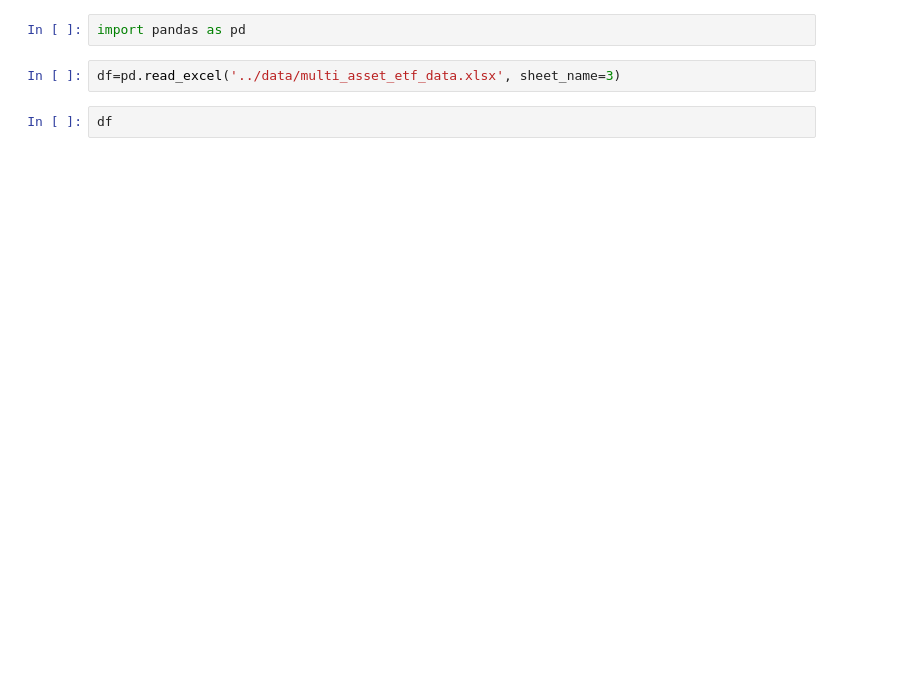
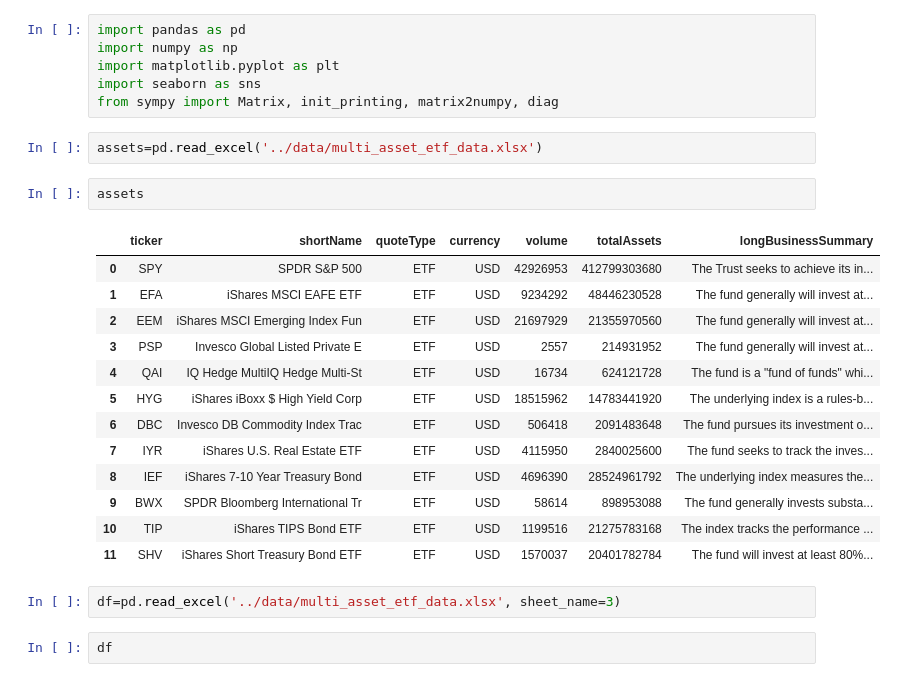
Before and after one commit to dfnoriega/finm-portfolio-2023, a Jupyter notebook: homework/Homework1_solution_Group19.ipynb, the cells around one changed output. Drawn from its saved outputs; the diff is of its cells as text; blank space fills up the shorter version.

```diff
--- a/homework/Homework1_solution_Group19.ipynb
+++ b/homework/Homework1_solution_Group19.ipynb
@@ -1,5 +1,27 @@
-# %%
-import pandas as pd
+# %%
+import pandas as pd
+import numpy as np
+import matplotlib.pyplot as plt
+import seaborn as sns
+from sympy import Matrix, init_printing, matrix2numpy, diag
+# %%
+assets=pd.read_excel('../data/multi_asset_etf_data.xlsx')
+# %%
+assets
+# %% [output]
+|  | ticker | shortName | quoteType | currency | volume | totalAssets | longBusinessSummary |
+| 0 | SPY | SPDR S&P 500 | ETF | USD | 42926953 | 412799303680 | The Trust seeks to achieve its in... |
+| 1 | EFA | iShares MSCI EAFE ETF | ETF | USD | 9234292 | 48446230528 | The fund generally will invest at... |
+| 2 | EEM | iShares MSCI Emerging Index Fun | ETF | USD | 21697929 | 21355970560 | The fund generally will invest at... |
+| 3 | PSP | Invesco Global Listed Private E | ETF | USD | 2557 | 214931952 | The fund generally will invest at... |
+| 4 | QAI | IQ Hedge MultiIQ Hedge Multi-St | ETF | USD | 16734 | 624121728 | The fund is a "fund of funds" whi... |
+| 5 | HYG | iShares iBoxx $ High Yield Corp | ETF | USD | 18515962 | 14783441920 | The underlying index is a rules-b... |
+| 6 | DBC | Invesco DB Commodity Index Trac | ETF | USD | 506418 | 2091483648 | The fund pursues its investment o... |
+| 7 | IYR | iShares U.S. Real Estate ETF | ETF | USD | 4115950 | 2840025600 | The fund seeks to track the inves... |
+| 8 | IEF | iShares 7-10 Year Treasury Bond | ETF | USD | 4696390 | 28524961792 | The underlying index measures the... |
+| 9 | BWX | SPDR Bloomberg International Tr | ETF | USD | 58614 | 898953088 | The fund generally invests substa... |
+| 10 | TIP | iShares TIPS Bond ETF | ETF | USD | 1199516 | 21275783168 | The index tracks the performance ... |
+| 11 | SHV | iShares Short Treasury Bond ETF | ETF | USD | 1570037 | 20401782784 | The fund will invest at least 80%... |
 # %%
 df=pd.read_excel('../data/multi_asset_etf_data.xlsx', sheet_name=3)
 # %%
```
Also changed, not shown: parts of 25 cells of this notebook, 1 other file.
